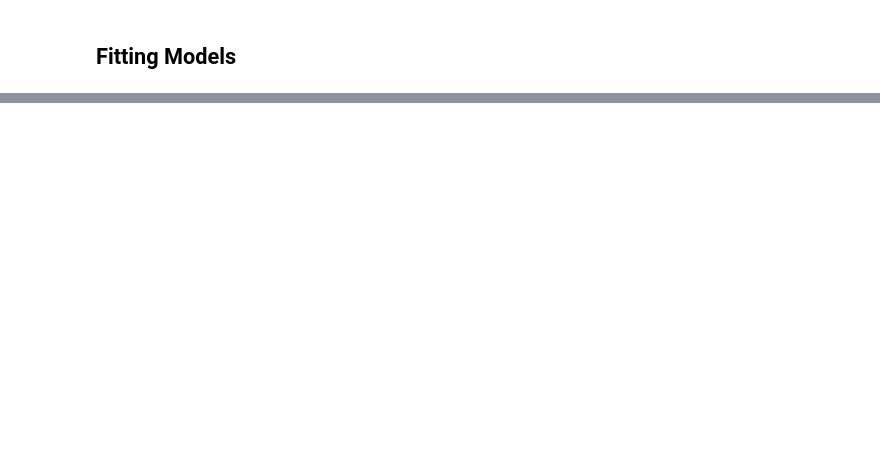
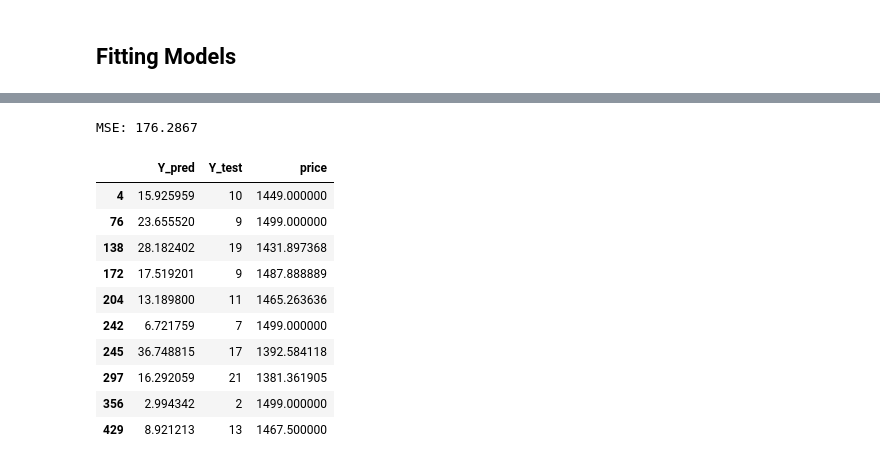
Before and after one commit to fformenti/pricing_challenge, a Jupyter notebook: scripts/models.ipynb, the cells around one changed output, grey strips where cells are left out. Cells and saved outputs as stored; diff of their text form; code cells hidden in the pictures; blank space fills up the shorter version.

```diff
--- a/scripts/models.ipynb
+++ b/scripts/models.ipynb
@@ -201,10 +228,19 @@ price_im_wide.head(4)
 # %%
-gb_p2.select_features(drop_feat = ['prod_id','revenue','date_order'])
-params = {'n_estimators': 1000, 'max_depth': 2, 'max_features': 'sqrt', 'random_state': 5}
-gb_p2.fit_gb(params)
-
 # Predict
 gb_p2.predict_test()
 d = {'price': gb_p2.X_test['price'], 'Y_test': gb_p2.Y_test, 'Y_pred': gb_p2.Y_pred}
 ans_df = pd.DataFrame(data=d)
 ans_df.head(10)
+# %% [output]
+MSE: 176.2867
+|  | Y_pred | Y_test | price |
+| 4 | 15.925959 | 10 | 1449.000000 |
+| 76 | 23.655520 | 9 | 1499.000000 |
+| 138 | 28.182402 | 19 | 1431.897368 |
+| 172 | 17.519201 | 9 | 1487.888889 |
+| 204 | 13.189800 | 11 | 1465.263636 |
+| 242 | 6.721759 | 7 | 1499.000000 |
+| 245 | 36.748815 | 17 | 1392.584118 |
+| 297 | 16.292059 | 21 | 1381.361905 |
+| 356 | 2.994342 | 2 | 1499.000000 |
+| 429 | 8.921213 | 13 | 1467.500000 |
```
Also changed, not shown: parts of 15 cells of this notebook.
